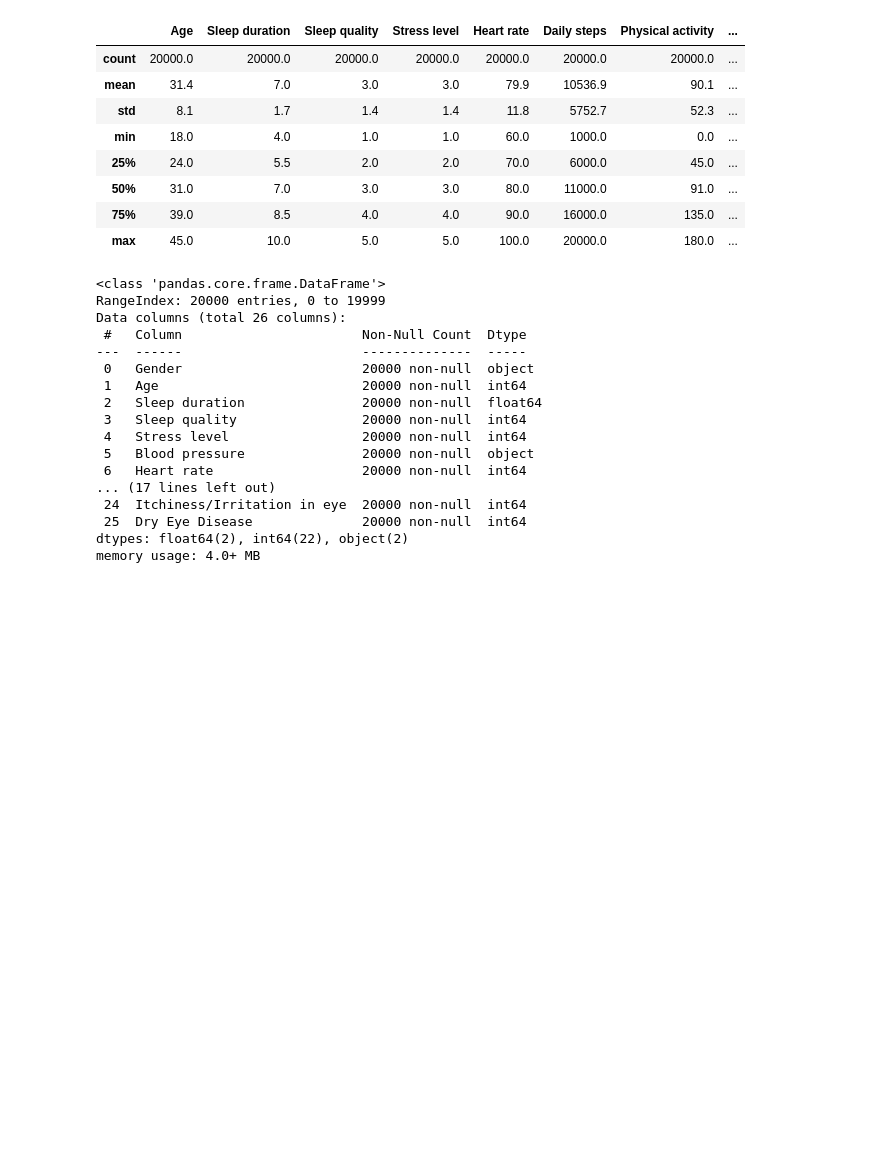
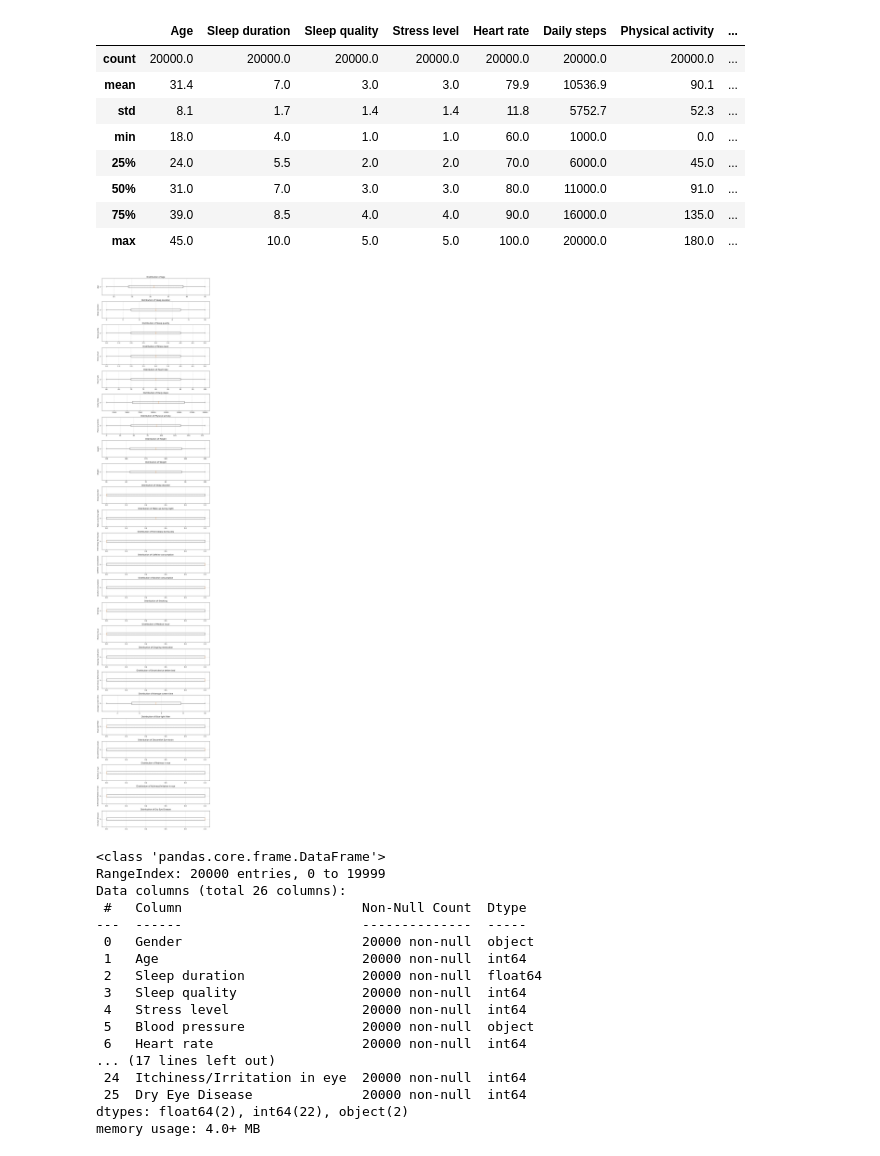
Before and after one commit to adialyssa/Dry-Eye-Disease-Pre-Processing, a Jupyter notebook: dry_eye_dataset(Pre-Processing).ipynb, the cells around one changed output. Drawn from its saved outputs; the diff is of its cells as text; code cells hidden in the pictures; blank space fills up the shorter version.

```diff
--- a/dry_eye_dataset(Pre-Processing).ipynb
+++ b/dry_eye_dataset(Pre-Processing).ipynb
@@ -13,5 +7,5 @@ from sklearn.metrics import accuracy_score, classification_report, confusion_mat
 # %%
-df = pd.read_csv("Dry_Eye_Dataset_raw.csv")
+df = pd.read_csv("Dry_Eye_Dataset.csv")
 # %%
 df.info()
 # Displays we have 26 columns
@@ -486,6 +134,33 @@ df_PP.describe().style.format("{:.1f}")  # I use .style.format("{:.1f}") to make
 | 50% | 31.0 | 7.0 | 3.0 | 3.0 | 80.0 | 11000.0 | 91.0 | ... |
 | 75% | 39.0 | 8.5 | 4.0 | 4.0 | 90.0 | 16000.0 | 135.0 | ... |
 | max | 45.0 | 10.0 | 5.0 | 5.0 | 100.0 | 20000.0 | 180.0 | ... |
+# %%
+# Select only numeric columns for boxplots
+numeric_cols = df_PP.select_dtypes(include=[np.number]).columns.tolist()
+num_cols = len(numeric_cols)
+
+# Create subplots - one for each numeric column
+fig, axs = plt.subplots(num_cols, 1, dpi=95, figsize=(10, num_cols * 2))
+
+# Handle case where there's only one subplot
+if num_cols == 1:
+    axs = [axs]
+
+# Create horizontal boxplots for each numeric column
+for i, col in enumerate(numeric_cols):
+    axs[i].boxplot(df_PP[col], vert=False)
+    axs[i].set_ylabel(col)
+    axs[i].set_title(f'Distribution of {col}')
+
+    # Add grid lines for better readability
+    axs[i].grid(True, linestyle='--', alpha=0.7)
+
+plt.tight_layout()
+plt.show()
+
+# Box plots display there are no outliers in the data
+# %% [output]
+[figure, added]
 # %%
 df_PP.info()
 # %% [output]
```
Also changed, not shown: parts of 26 cells of this notebook, 2 other files.
